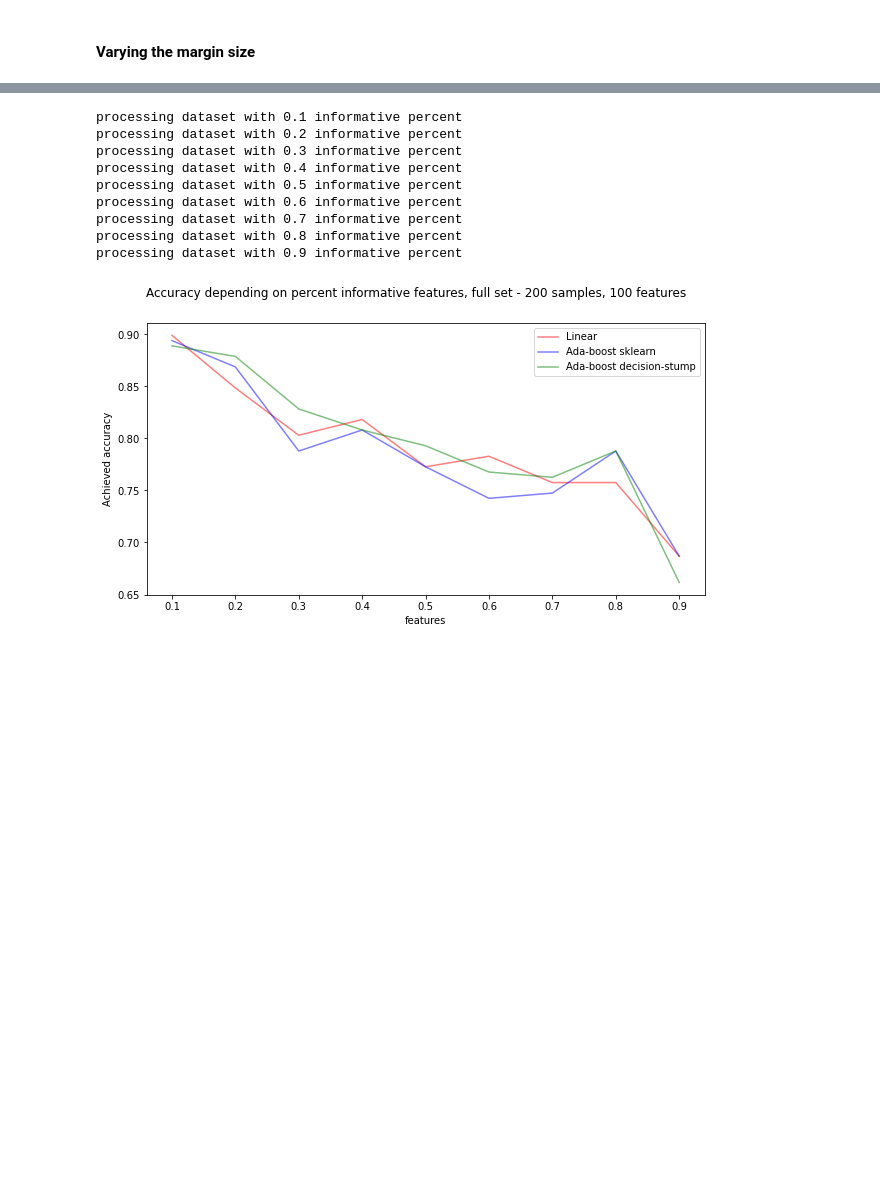
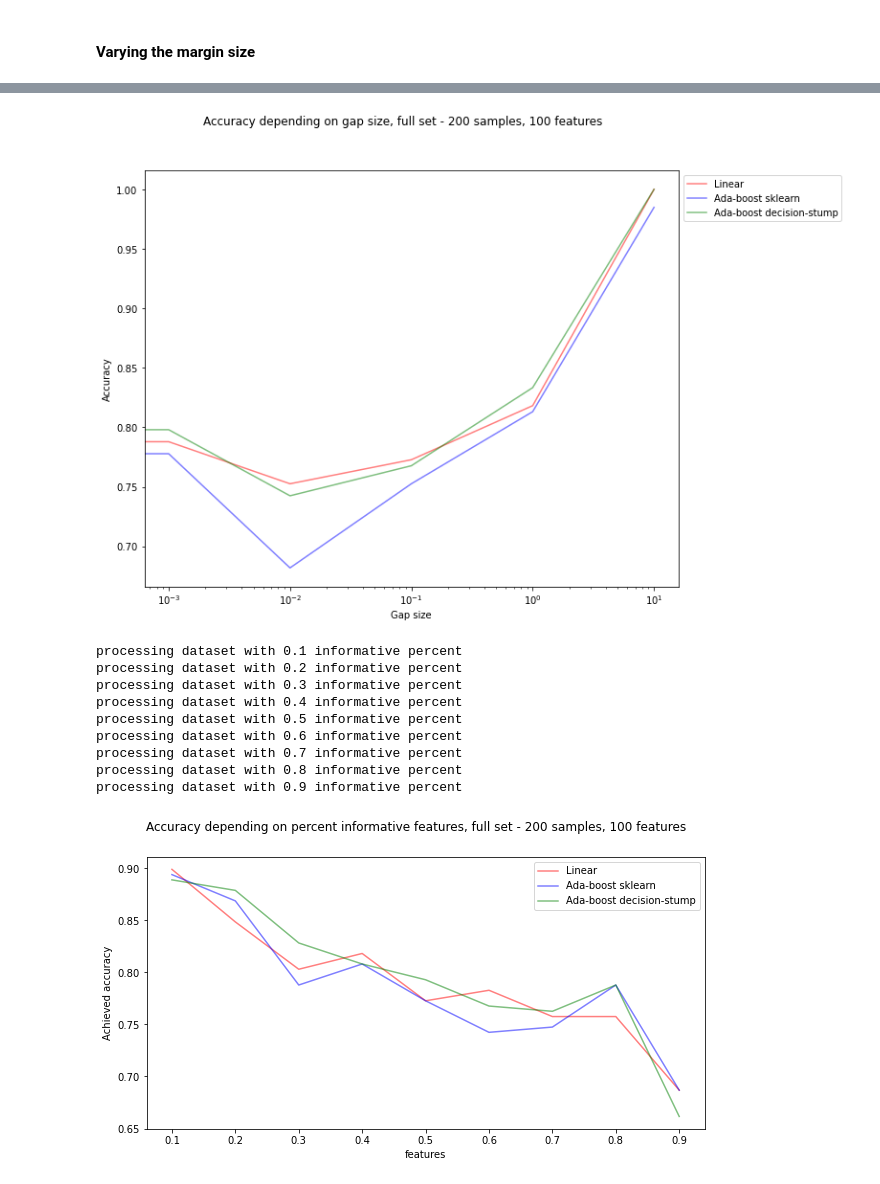
Before and after one commit to vkmbox/Ml-hse-final, a Jupyter notebook: ada-boost-implementations/code-python/notebooks/ClassifiersOnDifferentDatasets.ipynb, the cells around one changed output, grey strips where cells are left out. Drawn from its saved outputs; the diff is of its cells as text; code cells hidden in the pictures; blank space fills up the shorter version.

```diff
--- a/ada-boost-implementations/code-python/notebooks/ClassifiersOnDifferentDatasets.ipynb
+++ b/ada-boost-implementations/code-python/notebooks/ClassifiersOnDifferentDatasets.ipynb
@@ -285,3 +277,16 @@ tmp = plt.legend(bbox_to_anchor=(1, 1))
+# %%
+plt.figure(figsize=(10, 8))
+plt.xlabel('Gap size')
+plt.ylabel('Accuracy')
+plt.xscale("log")
+plt.suptitle("Accuracy depending on gap size, full set - 200 samples, 100 features")
+
+plt.plot(rho_list, accuracy_linear, options[0][0], alpha=0.5, label=options[0][1])
+plt.plot(rho_list, accuracy_sklearn, options[1][0], alpha=0.5, label= options[1][1])
+plt.plot(rho_list, accuracy_stump, options[2][0], alpha=0.5, label= options[2][1])
+tmp = plt.legend(bbox_to_anchor=(1, 1))
+# %% [output]
+[figure, added]
 # %%
 FEATURES=100
 TESTS_COUNT=3
```
Also changed, not shown: parts of 7 cells of this notebook, 7 other files.
